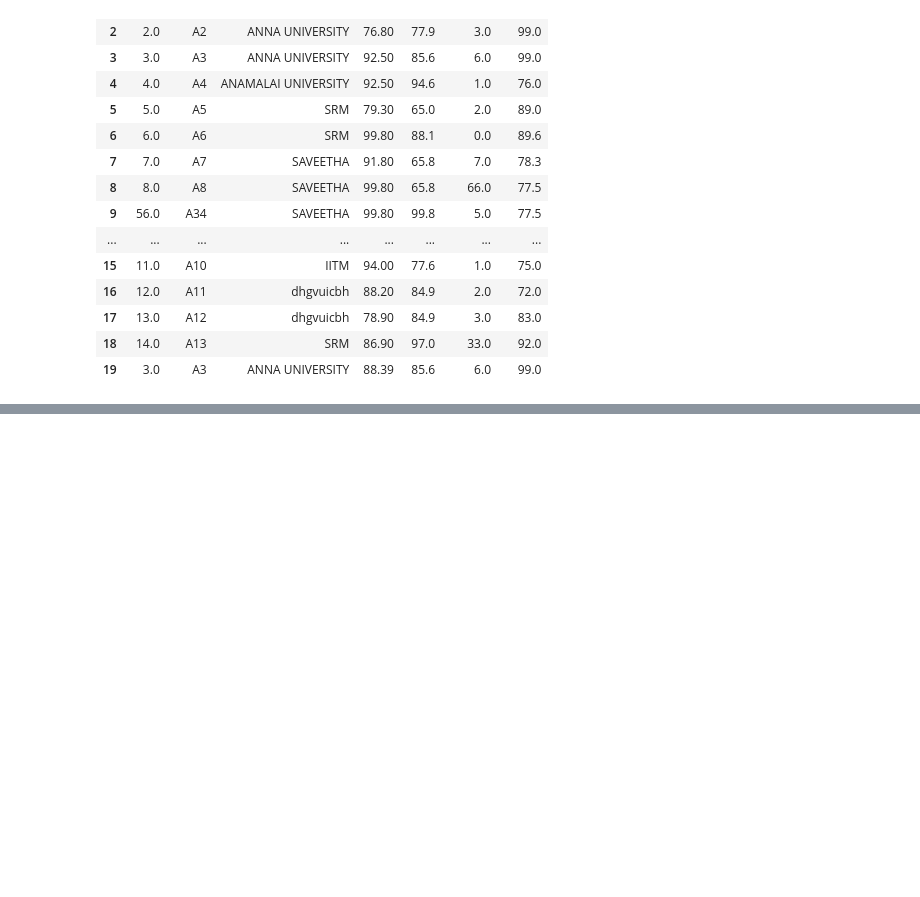
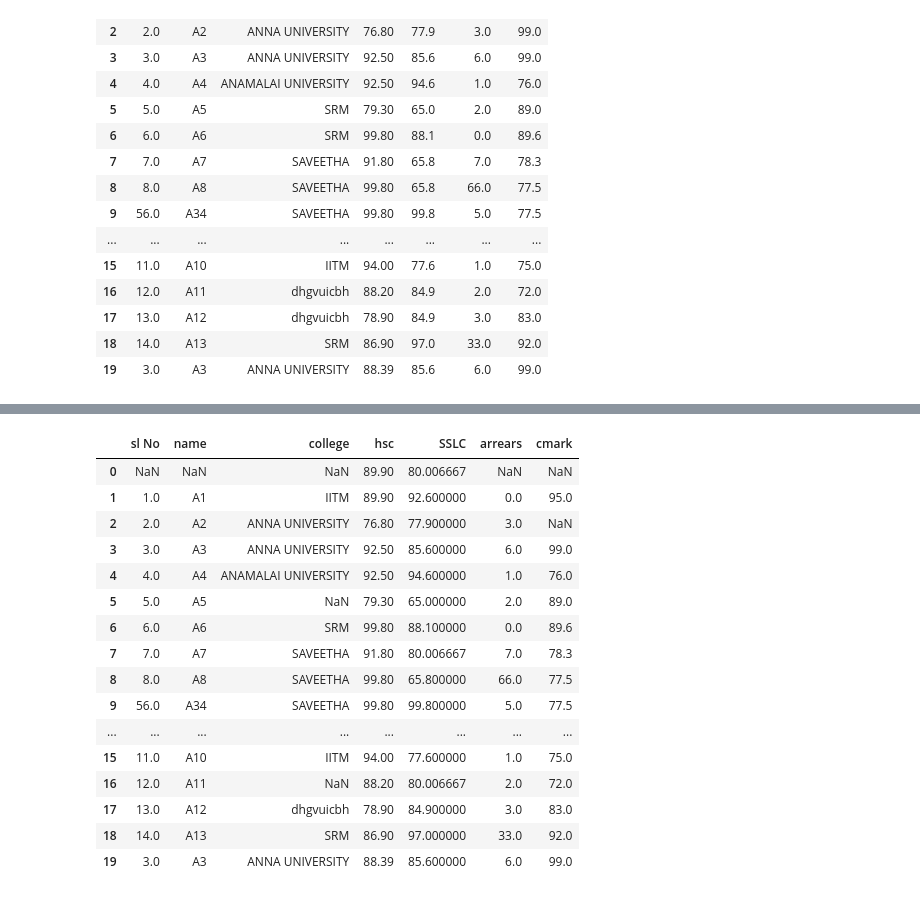
Before and after one commit to ArunK-ML/College-Admission-Data-Preprocessing-Analyze, a Jupyter notebook: College_Admission_Data.ipynb, the cells around one changed output, grey strips where cells are left out. Saved outputs shown, nothing was run; the diff lists cells and outputs as text; code cells hidden in the pictures; blank space fills up the shorter version.

```diff
--- a/College_Admission_Data.ipynb
+++ b/College_Admission_Data.ipynb
@@ -131,0 +192,2 @@ df.fillna(method = "ffill") # ffill - forward fill
+# %%
+df['SSLC'].fillna(df['SSLC'].mean(),inplace=True)
@@ -131,0 +201,20 @@ df.fillna(method = "ffill") # ffill - forward fill
+# %%
+df
+# %% [output]
+|  | sl No | name | college | hsc | SSLC | arrears | cmark |
+| 0 | NaN | NaN | NaN | 89.90 | 80.006667 | NaN | NaN |
+| 1 | 1.0 | A1 | IITM | 89.90 | 92.600000 | 0.0 | 95.0 |
+| 2 | 2.0 | A2 | ANNA UNIVERSITY | 76.80 | 77.900000 | 3.0 | NaN |
+| 3 | 3.0 | A3 | ANNA UNIVERSITY | 92.50 | 85.600000 | 6.0 | 99.0 |
+| 4 | 4.0 | A4 | ANAMALAI UNIVERSITY | 92.50 | 94.600000 | 1.0 | 76.0 |
+| 5 | 5.0 | A5 | NaN | 79.30 | 65.000000 | 2.0 | 89.0 |
+| 6 | 6.0 | A6 | SRM | 99.80 | 88.100000 | 0.0 | 89.6 |
+| 7 | 7.0 | A7 | SAVEETHA | 91.80 | 80.006667 | 7.0 | 78.3 |
+| 8 | 8.0 | A8 | SAVEETHA | 99.80 | 65.800000 | 66.0 | 77.5 |
+| 9 | 56.0 | A34 | SAVEETHA | 99.80 | 99.800000 | 5.0 | 77.5 |
+| ... | ... | ... | ... | ... | ... | ... | ... |
+| 15 | 11.0 | A10 | IITM | 94.00 | 77.600000 | 1.0 | 75.0 |
+| 16 | 12.0 | A11 | NaN | 88.20 | 80.006667 | 2.0 | 72.0 |
+| 17 | 13.0 | A12 | dhgvuicbh | 78.90 | 84.900000 | 3.0 | 83.0 |
+| 18 | 14.0 | A13 | SRM | 86.90 | 97.000000 | 33.0 | 92.0 |
+| 19 | 3.0 | A3 | ANNA UNIVERSITY | 88.39 | 85.600000 | 6.0 | 99.0 |
```
Also changed, not shown: parts of 8 cells of this notebook.
